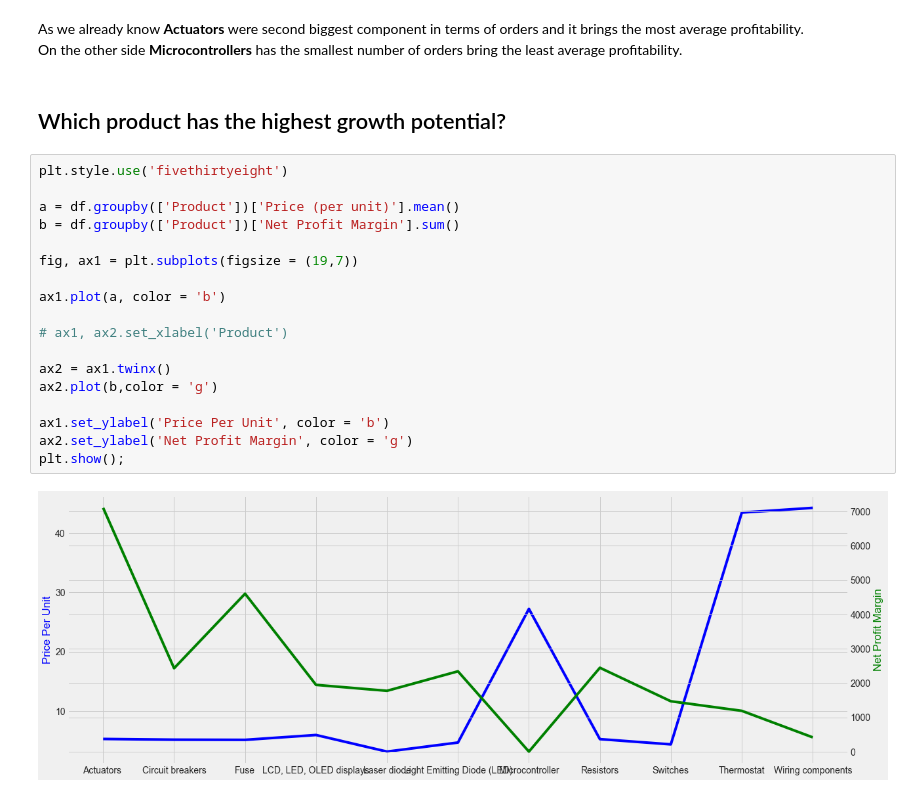
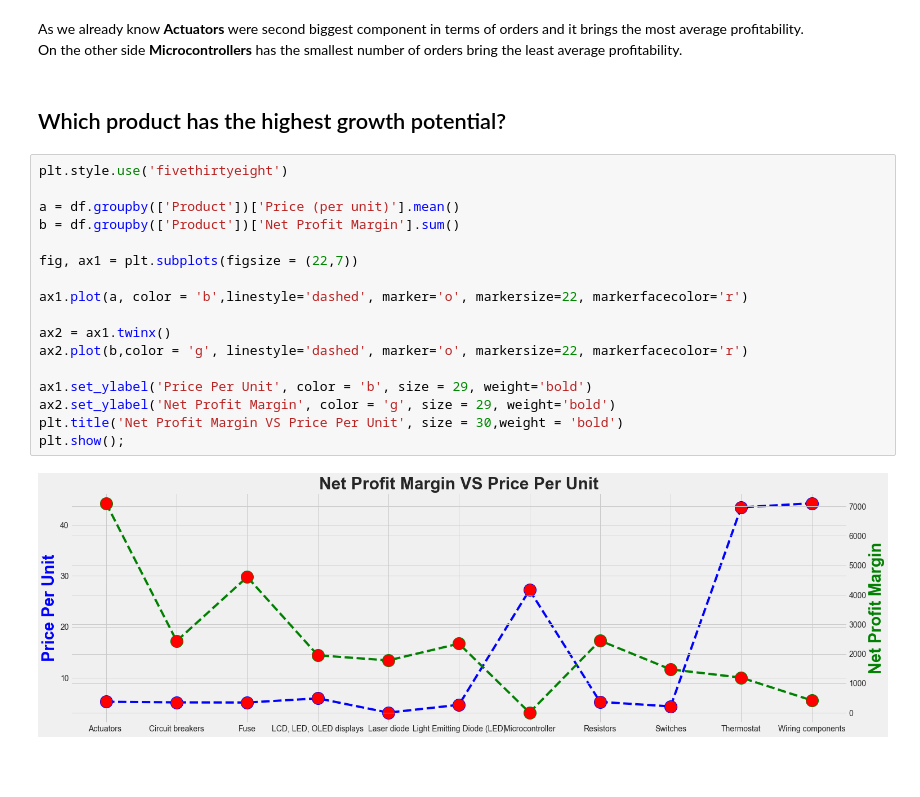
Before and after one commit to ValGRY/Data-Science-Projects, a Jupyter notebook: Techno Industries Inc/Techno Industries Inc..ipynb, the cells around one changed output. Saved outputs shown, nothing was run; the diff lists cells and outputs as text; blank space fills up the shorter version.

```diff
--- a/Techno Industries Inc/Techno Industries Inc..ipynb
+++ b/Techno Industries Inc/Techno Industries Inc..ipynb
@@ -404,25 +404,24 @@ plt.show();
 # %% [markdown]
 As we already know **Actuators** were second biggest component in terms of orders and it brings the most average profitability.
 On the other side **Microcontrollers** has the smallest number of orders bring the least average profitability.
-# %% [markdown]
-## Which product has the highest growth potential?
-# %%
-plt.style.use('fivethirtyeight')
-
-a = df.groupby(['Product'])['Price (per unit)'].mean()
-b = df.groupby(['Product'])['Net Profit Margin'].sum()
-
-fig, ax1 = plt.subplots(figsize = (19,7))
-
-ax1.plot(a, color = 'b')
-
-# ax1, ax2.set_xlabel('Product')
-
-ax2 = ax1.twinx()
-ax2.plot(b,color = 'g')
-
-ax1.set_ylabel('Price Per Unit', color = 'b')
-ax2.set_ylabel('Net Profit Margin', color = 'g')
-plt.show();
-# %% [output]
-[figure, removed]
+# %% [markdown]
+## Which product has the highest growth potential?
+# %%
+plt.style.use('fivethirtyeight')
+
+a = df.groupby(['Product'])['Price (per unit)'].mean()
+b = df.groupby(['Product'])['Net Profit Margin'].sum()
+
+fig, ax1 = plt.subplots(figsize = (22,7))
+
+ax1.plot(a, color = 'b',linestyle='dashed', marker='o', markersize=22, markerfacecolor='r')
+
+ax2 = ax1.twinx()
+ax2.plot(b,color = 'g', linestyle='dashed', marker='o', markersize=22, markerfacecolor='r')
+
+ax1.set_ylabel('Price Per Unit', color = 'b', size = 29, weight='bold')
+ax2.set_ylabel('Net Profit Margin', color = 'g', size = 29, weight='bold')
+plt.title('Net Profit Margin VS Price Per Unit', size = 30,weight = 'bold')
+plt.show();
+# %% [output]
+[figure, added]
```
Also changed, not shown: parts of 12 cells of this notebook.
